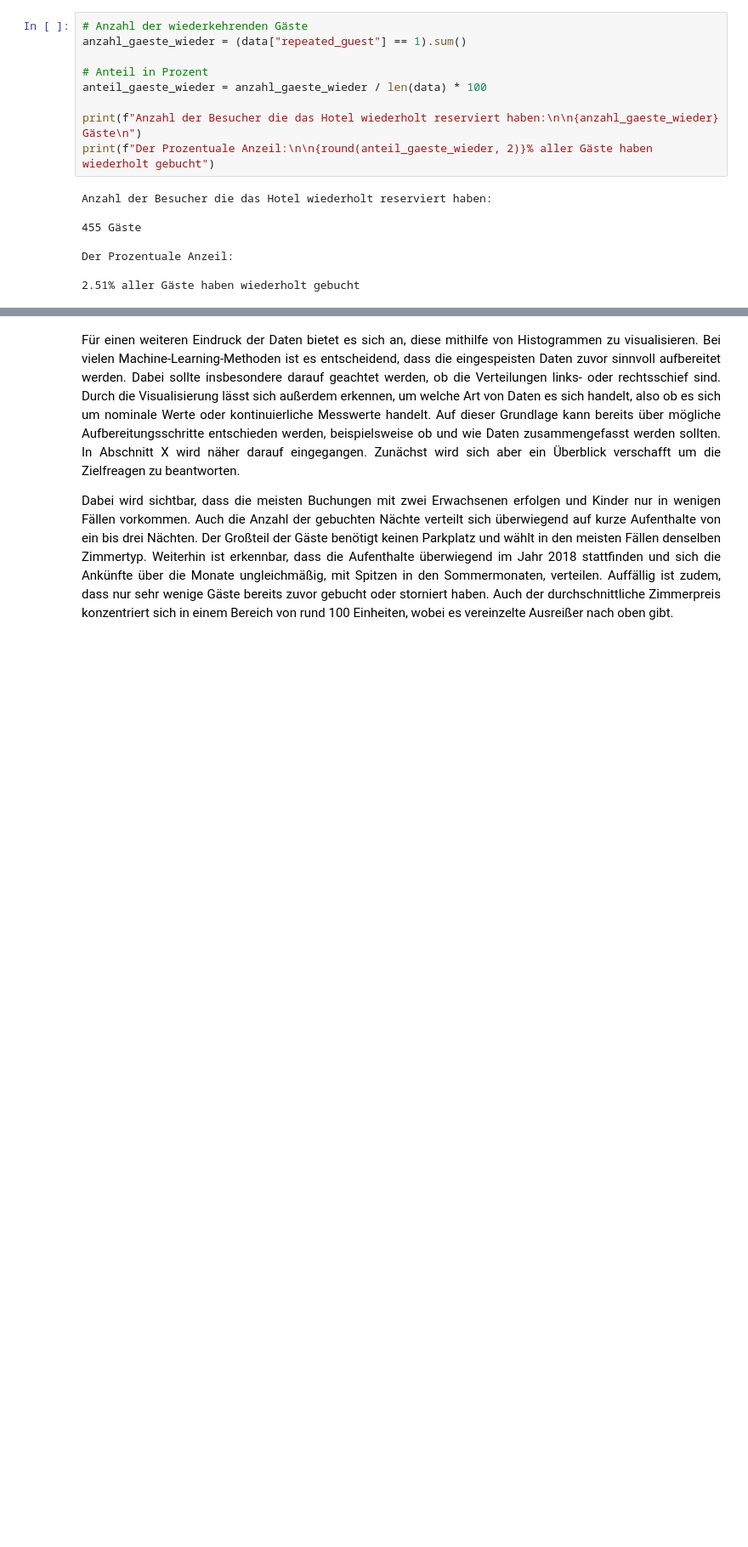
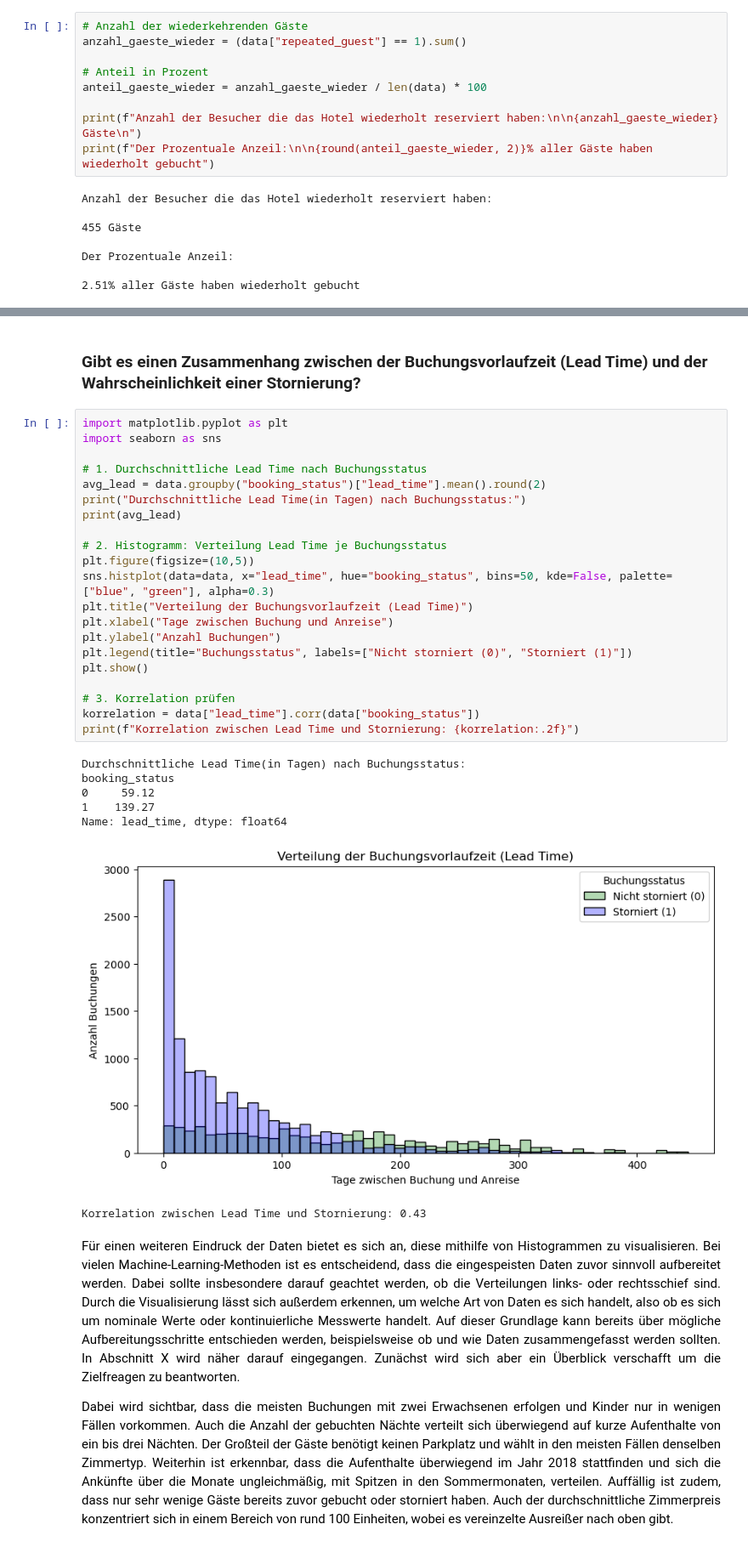
Before and after one commit to tommi-j/hausarbeit-ml, a Jupyter notebook: Hotelstornos.ipynb, the cells around one changed output, grey strips where cells are left out. Shown at 85% size. Drawn from its saved outputs; the diff is of its cells as text; blank space fills up the shorter version.

```diff
--- a/Hotelstornos.ipynb
+++ b/Hotelstornos.ipynb
@@ -302,3 +375,34 @@ Der Prozentuale Anzeil:
+# %% [markdown]
+<h3>Gibt es einen Zusammenhang zwischen der Buchungsvorlaufzeit (Lead Time) und der Wahrscheinlichkeit einer Stornierung?</h3>
+# %%
+import matplotlib.pyplot as plt
+import seaborn as sns
+
+# 1. Durchschnittliche Lead Time nach Buchungsstatus
+avg_lead = data.groupby("booking_status")["lead_time"].mean().round(2)
+print("Durchschnittliche Lead Time(in Tagen) nach Buchungsstatus:")
+print(avg_lead)
+
+# 2. Histogramm: Verteilung Lead Time je Buchungsstatus
+plt.figure(figsize=(10,5))
+sns.histplot(data=data, x="lead_time", hue="booking_status", bins=50, kde=False, palette=["blue", "green"], alpha=0.3)
+plt.title("Verteilung der Buchungsvorlaufzeit (Lead Time)")
+plt.xlabel("Tage zwischen Buchung und Anreise")
+plt.ylabel("Anzahl Buchungen")
+plt.legend(title="Buchungsstatus", labels=["Nicht storniert (0)", "Storniert (1)"])
+plt.show()
+
+# 3. Korrelation prüfen
+korrelation = data["lead_time"].corr(data["booking_status"])
+print(f"Korrelation zwischen Lead Time und Stornierung: {korrelation:.2f}")
+# %% [output]
+Durchschnittliche Lead Time(in Tagen) nach Buchungsstatus:
+booking_status
+0     59.12
+1    139.27
+Name: lead_time, dtype: float64
+[figure, added]
+Korrelation zwischen Lead Time und Stornierung: 0.43
 # %% [markdown]
 <p style="text-align: justify;line-height: 1.5;color:black; font-family: 'Times New Roman', Times, serif;"aa>Für einen weiteren Eindruck der Daten bietet es sich an, diese mithilfe von Histogrammen zu visualisieren. Bei vielen Machine-Learning-Methoden ist es entscheidend, dass die eingespeisten Daten zuvor sinnvoll aufbereitet werden. Dabei sollte insbesondere darauf geachtet werden, ob die Verteilungen links- oder rechtsschief sind. Durch die Visualisierung lässt sich außerdem erkennen, um welche Art von Daten es sich handelt, also ob es sich um nominale Werte oder kontinuierliche Messwerte handelt. Auf dieser Grundlage kann bereits über mögliche Aufbereitungsschritte entschieden werden, beispielsweise ob und wie Daten zusammengefasst werden sollten. In Abschnitt X wird näher darauf eingegangen. Zunächst wird sich aber ein Überblick verschafft um die Zielfreagen zu beantworten.</p>
 
```
Also changed, not shown: parts of 11 cells of this notebook.
